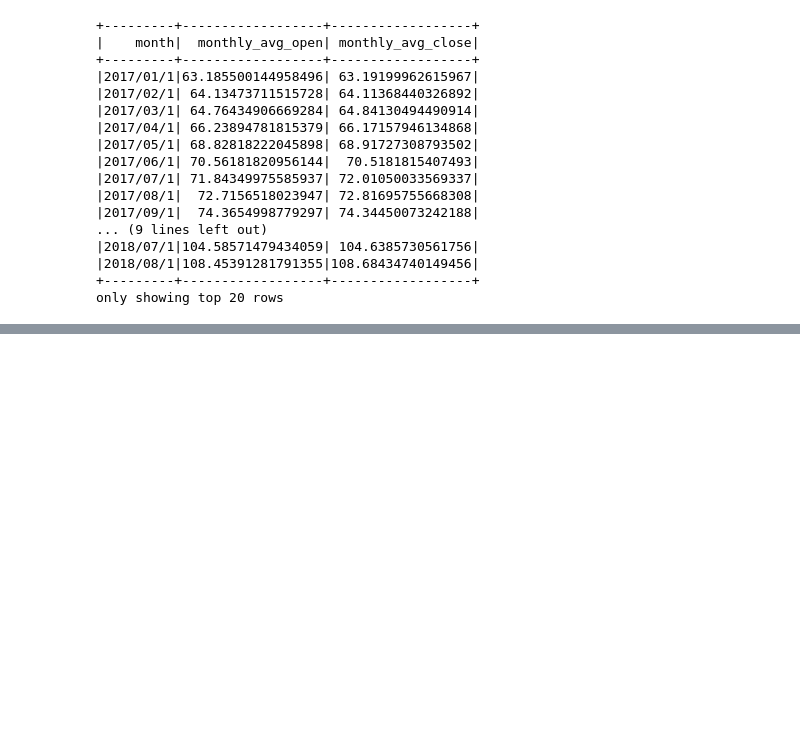
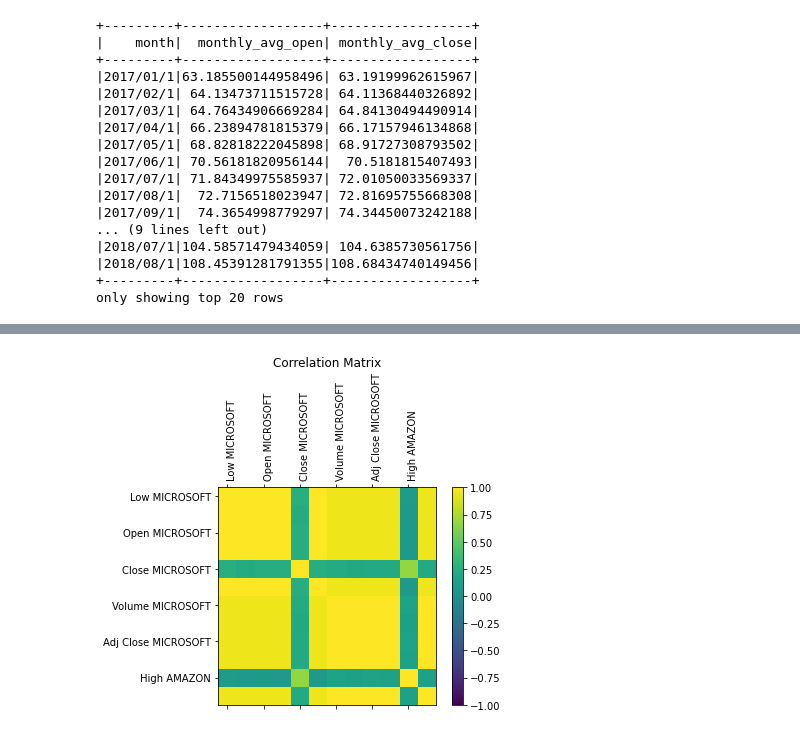
Before and after one commit to Enjoyshi/BigData, a Jupyter notebook: tmp.ipynb, the cells around one changed output, grey strips where cells are left out. Drawn from its saved outputs; the diff is of its cells as text; code cells hidden in the pictures; blank space fills up the shorter version.

```diff
--- a/tmp.ipynb
+++ b/tmp.ipynb
@@ -264 +266,40 @@ corr_with(df, df2)
 [figure]
+# %%
+def corr_with2(df1, df2):
+    df2_pd = df2.toPandas()
+    df1_pd = df1.toPandas()
+
+    df1_name = df1_pd.iloc[0, -1]
+    df2_name = df2_pd.iloc[0, -1]
+
+    df1_pd = df1_pd.drop(columns=['Date', 'company_name'])
+    df2_pd = df2_pd.drop(columns=['Date', 'company_name'])
+
+    cols_1 = df1_pd.columns
+    cols_2 = df2_pd.columns
+
+    df1_pd[cols_1] = df1_pd[cols_1].apply(pd.to_numeric, errors='coerce', axis=1)
+    df2_pd[cols_2] = df2_pd[cols_2].apply(pd.to_numeric, errors='coerce', axis=1)
+
+    new_cols_1 = [col + ' ' + df1_name for col in cols_1]
+    new_cols_2 = [col + ' ' + df2_name for col in cols_2]
+    df1_pd.columns = new_cols_1
+    df2_pd.columns = new_cols_2
+
+    df = pd.concat([df1_pd,df2_pd],axis=1)
+    corr = df.corr()
+    #corr = corr.loc[new_cols_1, new_cols_2]
+
+    fig=plt.figure()
+    ax=fig.add_subplot(111)
+    ax.set_title("Correlation Matrix")
+    cax=ax.matshow(corr,vmax=1,vmin=-1)
+    ax.set_xticklabels(['']+df.columns, rotation=90, ha='left')
+    ax.set_yticklabels(['']+df.columns)
+    fig.colorbar(cax)
+    #plt.xticks(rotation=90)
+    plt.show()
+# %%
+corr_with2(df, df2)
+# %% [output]
+[figure, added]
```
Also changed, not shown: parts of 3 cells of this notebook, 2 other files.
